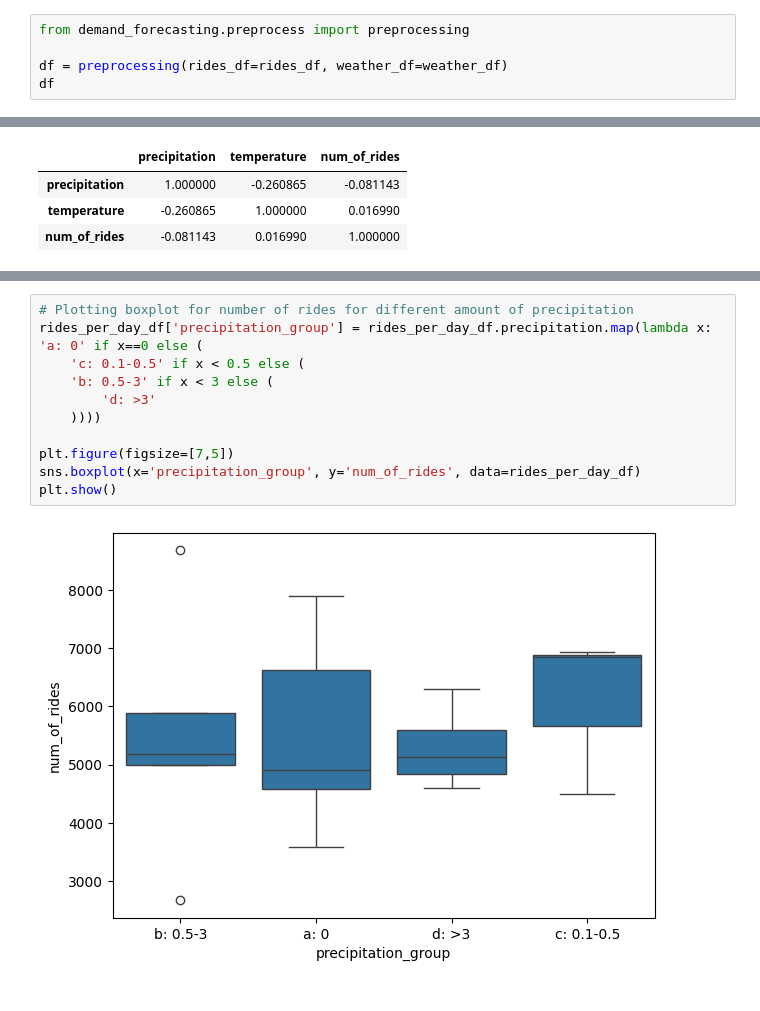
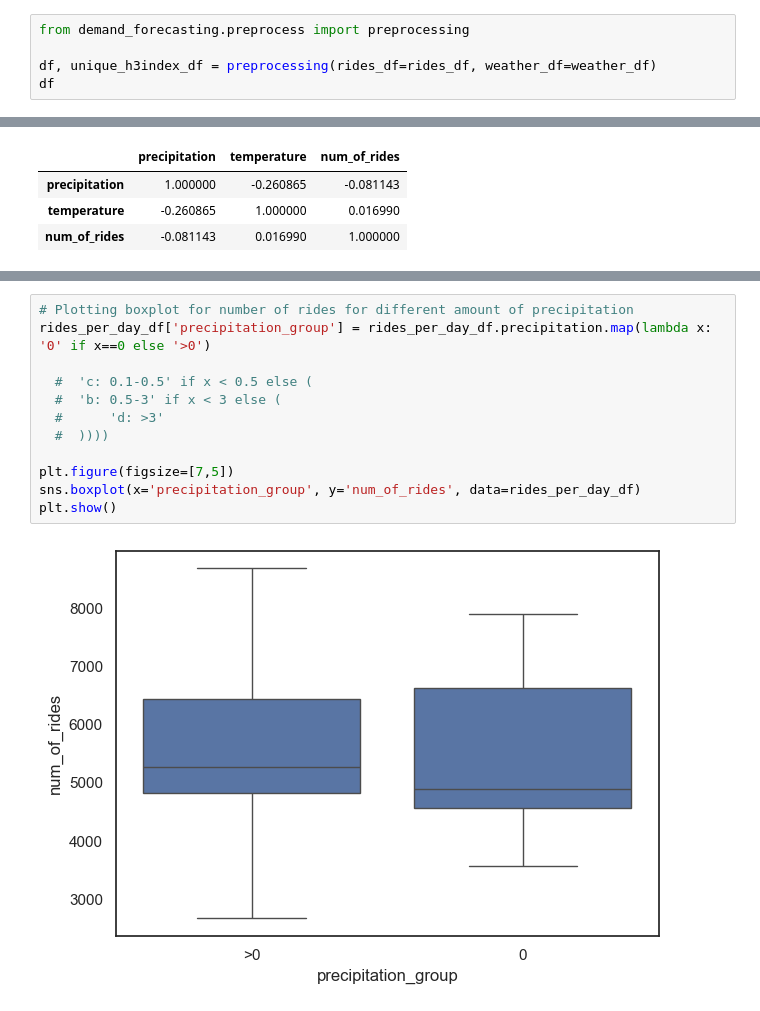
Before and after one commit to logro003/demand-fc, a Jupyter notebook: notebooks/analysing.ipynb, the cells around one changed output, grey strips where cells are left out. Drawn from its saved outputs; the diff is of its cells as text.

```diff
--- a/notebooks/analysing.ipynb
+++ b/notebooks/analysing.ipynb
@@ -28,7 +28,7 @@ INFO:root:Validated weather dataframe
 # %%
 from demand_forecasting.preprocess import preprocessing
 
-df = preprocessing(rides_df=rides_df, weather_df=weather_df)
+df, unique_h3index_df = preprocessing(rides_df=rides_df, weather_df=weather_df)
 df
 # %% [output]
 INFO:root:Preprossed dataframe
@@ -93,13 +197,14 @@ plt.show()
 # %%
 # Plotting boxplot for number of rides for different amount of precipitation
-rides_per_day_df['precipitation_group'] = rides_per_day_df.precipitation.map(lambda x: 'a: 0' if x==0 else (
-    'c: 0.1-0.5' if x < 0.5 else (
-    'b: 0.5-3' if x < 3 else (
-        'd: >3'
-    ))))
+rides_per_day_df['precipitation_group'] = rides_per_day_df.precipitation.map(lambda x: '0' if x==0 else '>0')
+
+  #  'c: 0.1-0.5' if x < 0.5 else (
+  #  'b: 0.5-3' if x < 3 else (
+  #      'd: >3'
+  #  ))))
 
 plt.figure(figsize=[7,5])
 sns.boxplot(x='precipitation_group', y='num_of_rides', data=rides_per_day_df)
 plt.show()
 # %% [output]
-[figure, old version]
+[figure, new version]
```
Also changed, not shown: parts of 9 cells of this notebook, 8 other files.
